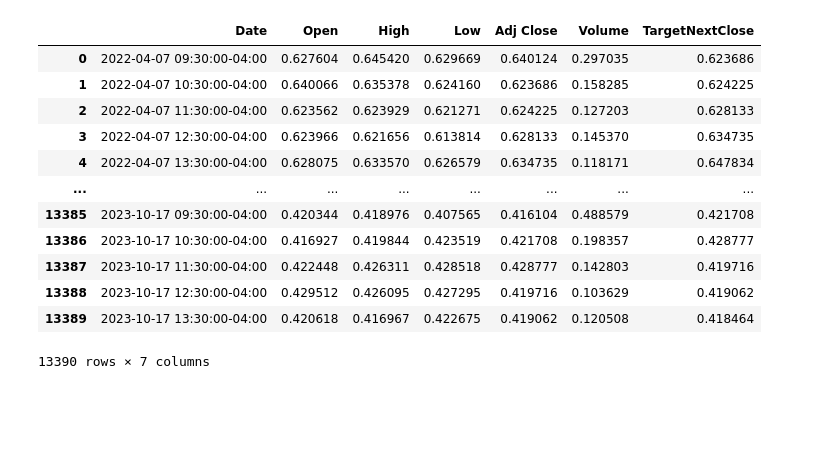
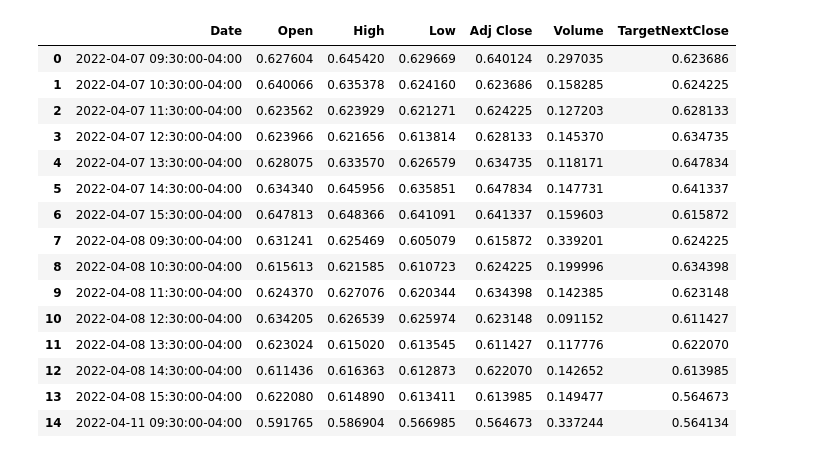
Before and after one commit to kwandji113/Algorithmic-Trading-Bot-, a Jupyter notebook: Test.ipynb, the cells around one changed output. Drawn from its saved outputs; the diff is of its cells as text; code cells hidden in the pictures; blank space fills up the shorter version.

```diff
--- a/Test.ipynb
+++ b/Test.ipynb
@@ -36,16 +32,20 @@ random_keys
 from sklearn.model_selection import train_test_split
 n_days = BACK_CANDLES
 m_days = FUTURE_DAYS
-random_stock_data = {}
-random_stock_data_testing = {}
+stock_data_training = {}
+stock_data_testing = {}
+
 #split data for training
-for i in random_keys:
+for i in stock_data.keys():
+    #add more features here
     stock_data[i]["TargetNextClose"] = stock_data[i]["Adj Close"].shift(-1)
     stock_data[i].rename(columns = {'Datetime':'Date'}, inplace = True)
+
+    #change scaling algorithm
     scaler = MinMaxScaler()
     for k in range(1, stock_data[i].shape[1]):
         column_data = stock_data[i].iloc[:, k].values.reshape(-1, 1)
         stock_data[i].iloc[:, k] = scaler.fit_transform(column_data)
 
-    random_stock_data[i], random_stock_data_testing[i] = train_test_split(stock_data[i], test_size=0.2, shuffle=False)
-random_stock_data['MSFT']
+    stock_data_training[i], stock_data_testing[i] = train_test_split(stock_data[i], test_size=0.2, shuffle=False)
+    stock_data_testing[i].drop(['Close'], axis=1, inplace=True)
@@ -66,20 +52,35 @@ random_stock_data['MSFT']
-# %%
-stacked_stock_data = pd.concat((random_stock_data.values()), ignore_index=True, axis=0)
-stacked_stock_data.dropna()
-# %% [output]
-|  | Date | Open | High | Low | Adj Close | Volume | TargetNextClose |
-| 0 | 2022-04-07 09:30:00-04:00 | 0.627604 | 0.645420 | 0.629669 | 0.640124 | 0.297035 | 0.623686 |
-| 1 | 2022-04-07 10:30:00-04:00 | 0.640066 | 0.635378 | 0.624160 | 0.623686 | 0.158285 | 0.624225 |
-| 2 | 2022-04-07 11:30:00-04:00 | 0.623562 | 0.623929 | 0.621271 | 0.624225 | 0.127203 | 0.628133 |
-| 3 | 2022-04-07 12:30:00-04:00 | 0.623966 | 0.621656 | 0.613814 | 0.628133 | 0.145370 | 0.634735 |
-| 4 | 2022-04-07 13:30:00-04:00 | 0.628075 | 0.633570 | 0.626579 | 0.634735 | 0.118171 | 0.647834 |
-| ... | ... | ... | ... | ... | ... | ... | ... |
-| 13385 | 2023-10-17 09:30:00-04:00 | 0.420344 | 0.418976 | 0.407565 | 0.416104 | 0.488579 | 0.421708 |
-| 13386 | 2023-10-17 10:30:00-04:00 | 0.416927 | 0.419844 | 0.423519 | 0.421708 | 0.198357 | 0.428777 |
-| 13387 | 2023-10-17 11:30:00-04:00 | 0.422448 | 0.426311 | 0.428518 | 0.428777 | 0.142803 | 0.419716 |
-| 13388 | 2023-10-17 12:30:00-04:00 | 0.429512 | 0.426095 | 0.427295 | 0.419716 | 0.103629 | 0.419062 |
-| 13389 | 2023-10-17 13:30:00-04:00 | 0.420618 | 0.416967 | 0.422675 | 0.419062 | 0.120508 | 0.418464 |
-13390 rows × 7 columns
+# %%
+#code that lets you select which stocks you want to train on, so you can use other stocks to train
+vals = stock_data_training.values()
+training_vals = ['AAPL', 'MSFT', 'YUM', 'XYL', 'GOOG']
+training_df_list = []
+for key in stock_data_training.keys():
+    for item in training_vals:
+        if(key == item):
+            training_df_list.append(stock_data_training[key])
+
+
+stacked_stock_data = pd.concat(training_df_list, ignore_index=True, axis=0)
+stacked_stock_data.dropna()
+stacked_stock_data.drop(['Close'], axis=1, inplace=True)
+stacked_stock_data.head(15)
+# %% [output]
+|  | Date | Open | High | Low | Adj Close | Volume | TargetNextClose |
+| 0 | 2022-04-07 09:30:00-04:00 | 0.627604 | 0.645420 | 0.629669 | 0.640124 | 0.297035 | 0.623686 |
+| 1 | 2022-04-07 10:30:00-04:00 | 0.640066 | 0.635378 | 0.624160 | 0.623686 | 0.158285 | 0.624225 |
+| 2 | 2022-04-07 11:30:00-04:00 | 0.623562 | 0.623929 | 0.621271 | 0.624225 | 0.127203 | 0.628133 |
+| 3 | 2022-04-07 12:30:00-04:00 | 0.623966 | 0.621656 | 0.613814 | 0.628133 | 0.145370 | 0.634735 |
+| 4 | 2022-04-07 13:30:00-04:00 | 0.628075 | 0.633570 | 0.626579 | 0.634735 | 0.118171 | 0.647834 |
+| 5 | 2022-04-07 14:30:00-04:00 | 0.634340 | 0.645956 | 0.635851 | 0.647834 | 0.147731 | 0.641337 |
+| 6 | 2022-04-07 15:30:00-04:00 | 0.647813 | 0.648366 | 0.641091 | 0.641337 | 0.159603 | 0.615872 |
+| 7 | 2022-04-08 09:30:00-04:00 | 0.631241 | 0.625469 | 0.605079 | 0.615872 | 0.339201 | 0.624225 |
+| 8 | 2022-04-08 10:30:00-04:00 | 0.615613 | 0.621585 | 0.610723 | 0.624225 | 0.199996 | 0.634398 |
+| 9 | 2022-04-08 11:30:00-04:00 | 0.624370 | 0.627076 | 0.620344 | 0.634398 | 0.142385 | 0.623148 |
+| 10 | 2022-04-08 12:30:00-04:00 | 0.634205 | 0.626539 | 0.625974 | 0.623148 | 0.091152 | 0.611427 |
+| 11 | 2022-04-08 13:30:00-04:00 | 0.623024 | 0.615020 | 0.613545 | 0.611427 | 0.117776 | 0.622070 |
+| 12 | 2022-04-08 14:30:00-04:00 | 0.611436 | 0.616363 | 0.612873 | 0.622070 | 0.142652 | 0.613985 |
+| 13 | 2022-04-08 15:30:00-04:00 | 0.622080 | 0.614890 | 0.613411 | 0.613985 | 0.149477 | 0.564673 |
+| 14 | 2022-04-11 09:30:00-04:00 | 0.591765 | 0.586904 | 0.566985 | 0.564673 | 0.337244 | 0.564134 |
 # %%
 xs, ys = [], []
 #for actuallly training data
```
Also changed, not shown: parts of 6 cells of this notebook.
